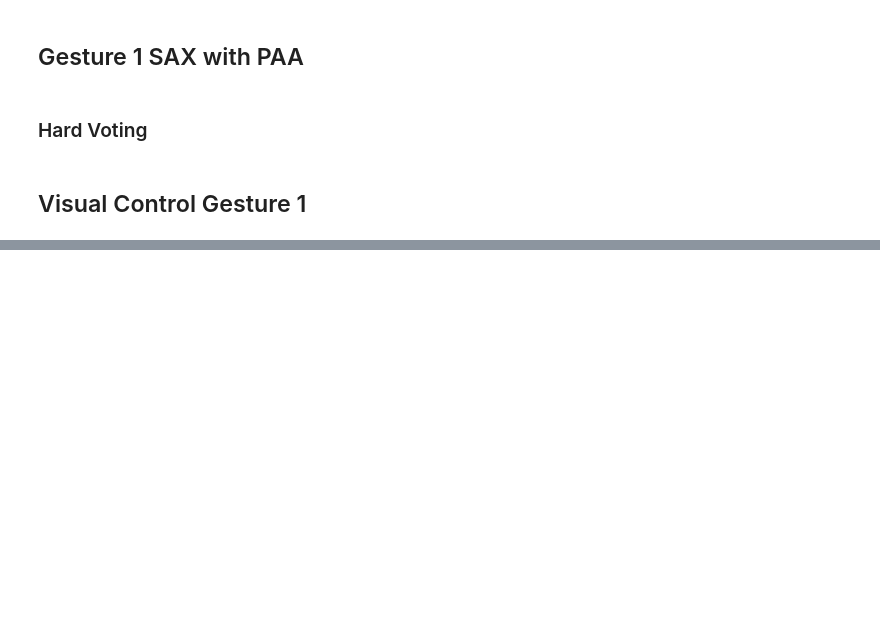
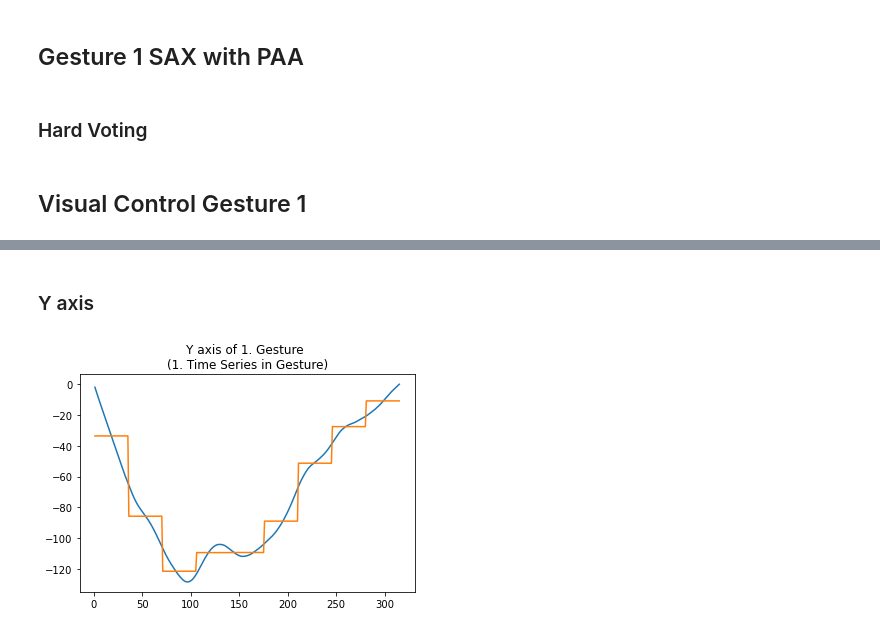
Before and after one commit to BU-IE-48B/fall21-mbahadir, a Jupyter notebook: Homework1/Homework1.ipynb, the cells around one changed output, grey strips where cells are left out. Drawn from its saved outputs; the diff is of its cells as text; code cells hidden in the pictures; blank space fills up the shorter version.

```diff
--- a/Homework1/Homework1.ipynb
+++ b/Homework1/Homework1.ipynb
@@ -195,0 +305,6 @@ for i in range(x_1.shape[0]):
+# %% [markdown]
+### Y axis
+# %%
+Y_1_0=visualization(y_1, value_data_1, 1, "Y", 0) #Returned Dataset Represent the required dataframe, Y axis, 1. Gesture, 0.item
+# %% [output]
+[figure, added]
```
Also changed, not shown: parts of 110 cells of this notebook.
